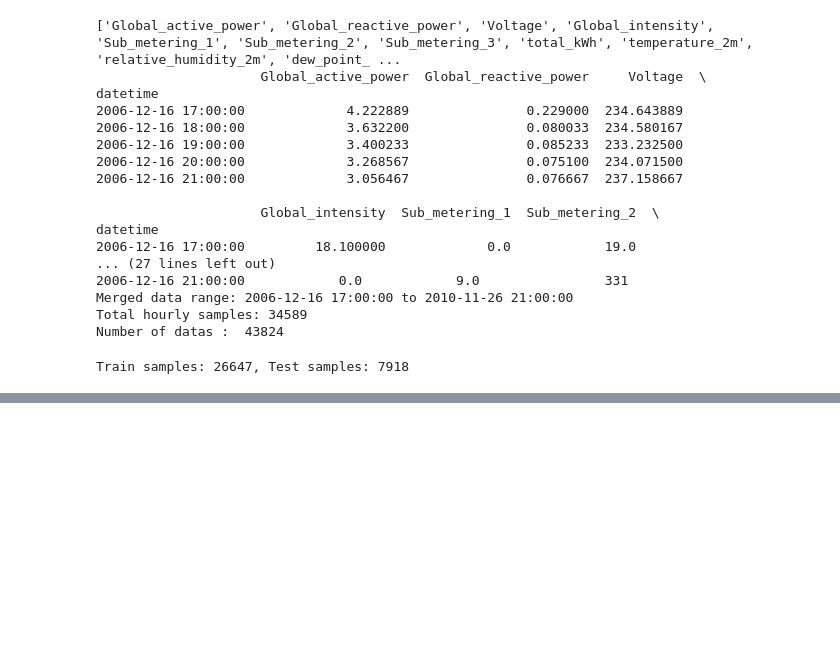
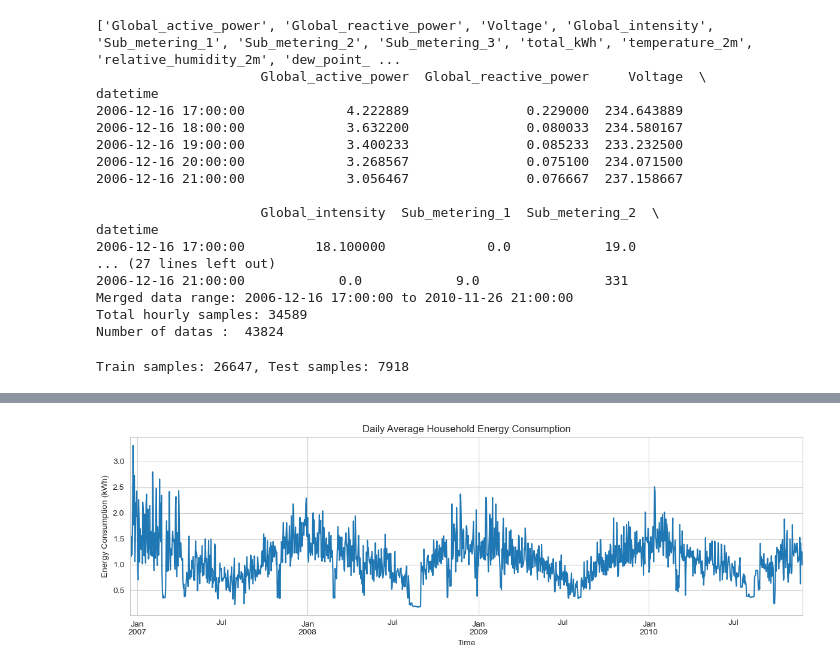
Before and after one commit to SrinidhiSwami/power-consumption-ml-model, a Jupyter notebook: proj.ipynb, the cells around one changed output, grey strips where cells are left out. Saved outputs shown, nothing was run; the diff lists cells and outputs as text; code cells hidden in the pictures; blank space fills up the shorter version.

```diff
--- a/proj.ipynb
+++ b/proj.ipynb
@@ -189,0 +194,87 @@ Train samples: 26647, Test samples: 7918
+# %%
+import seaborn as sns
+import matplotlib.pyplot as plt
+
+sns.set_style("whitegrid")
+
+d = pd.read_csv(
+    "merged_hourly_dataset.csv",
+    parse_dates=["datetime"],
+    index_col="datetime"
+)
+
+print(d.shape)
+d.head()
+
+# plot-1 consumption treend based on time series
+# infers - Energy consumption exhibits clear seasonal and long-term variations, motivating time-aware forecasting models.
+
+plt.figure(figsize=(12,4))
+data['total_kWh'].resample('D').mean().plot()
+plt.title("Daily Average Household Energy Consumption")
+plt.xlabel("Time")
+plt.ylabel("Energy Consumption (kWh)")
+plt.tight_layout()
+plt.show()
+
+# plot-2 Hourly usage pattern - dinural cycle - justifies CNN
+# infers - Strong diurnal patterns are observed, with higher consumption during morning and evening hours.
+hourly_profile = data.groupby('hour')['total_kWh'].mean()
+
+plt.figure(figsize=(8,4))
+hourly_profile.plot(marker='o')
+plt.title("Average Energy Consumption by Hour of Day")
+plt.xlabel("Hour of Day")
+plt.ylabel("Average kWh")
+plt.tight_layout()
+plt.show()
+
+#plot-3 Seasonal consumption pattern
+# infers - Seasonal variability indicates the influence of climatic conditions on household energy usage.
+
+plt.figure(figsize=(8,4))
+sns.boxplot(x='season', y='total_kWh', data=data)
+plt.title("Energy Consumption Across Seasons")
+plt.xlabel("Season")
+plt.ylabel("kWh")
+plt.tight_layout()
+plt.show()
+
+# plot-4 weather vs consumption (temperature)
+# infers - Energy consumption shows a moderate dependency on ambient temperature, supporting the inclusion of environmental variables.
+
+plt.figure(figsize=(6,5))
+sns.scatterplot(
+    x='temperature_2m',
+    y='total_kWh',
+    data=data,
+    alpha=0.3
+)
+plt.title("Relationship Between Temperature and Energy Consumption")
+plt.xlabel("Temperature (°C)")
+plt.ylabel("kWh")
+plt.tight_layout()
+plt.show()
+
+# plot-5 Correlation heatmap
+# infers - Correlation analysis reveals that energy consumption is influenced by a combination of temporal and environmental factors.
+
+corr_features = [
+    'total_kWh',
+    'temperature_2m',
+    'relative_humidity_2m',
+    'windspeed_10m',
+    'hour'
+]
+
+plt.figure(figsize=(6,5))
+sns.heatmap(
+    data[corr_features].corr(),
+    annot=True,
+    cmap='coolwarm',
+    fmt=".2f"
+)
+plt.title("Correlation Matrix of Key Variables")
+plt.tight_layout()
+plt.show()
+# %% [output]
@@ -189,0 +282 @@ Train samples: 26647, Test samples: 7918
+[figure, added]
```
Also changed, not shown: parts of 22 cells of this notebook.
